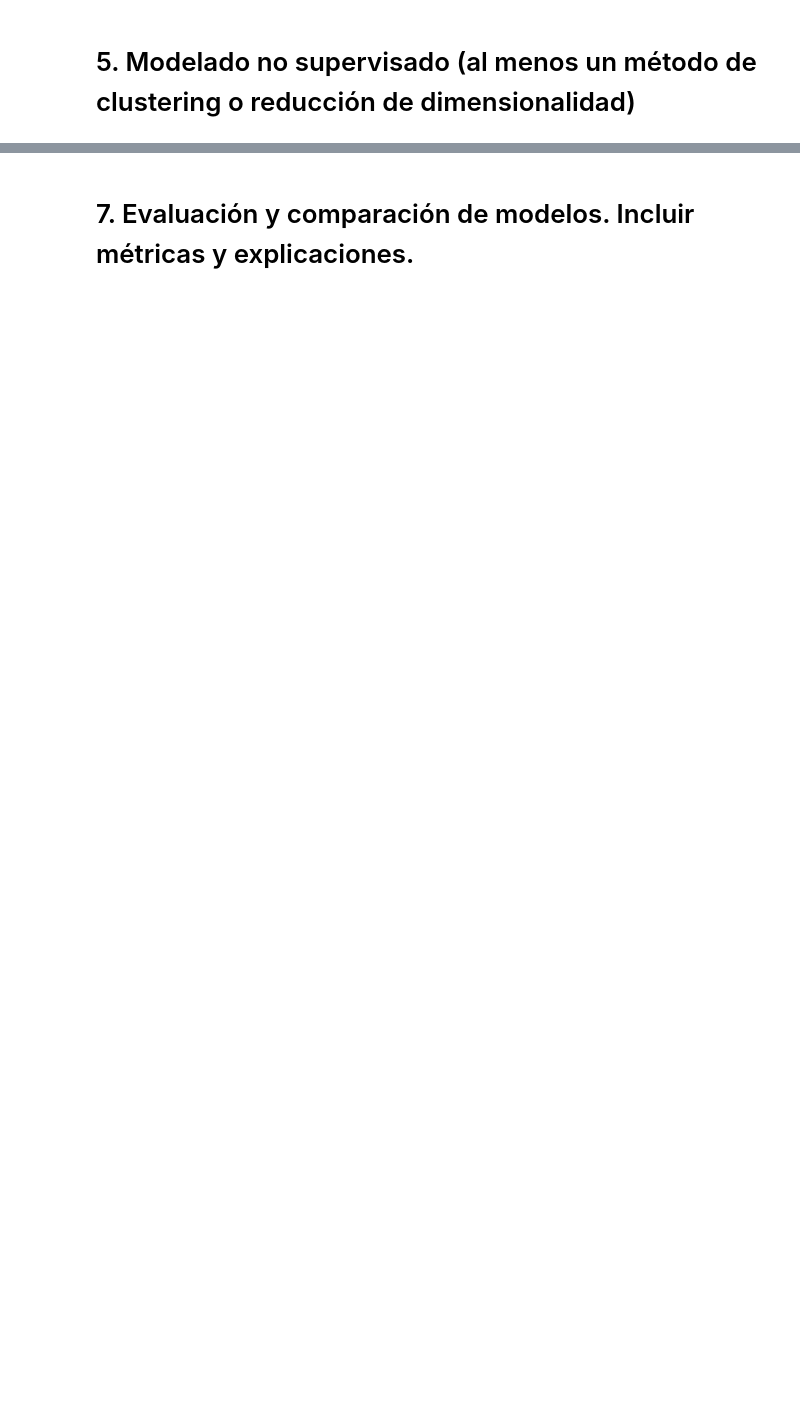
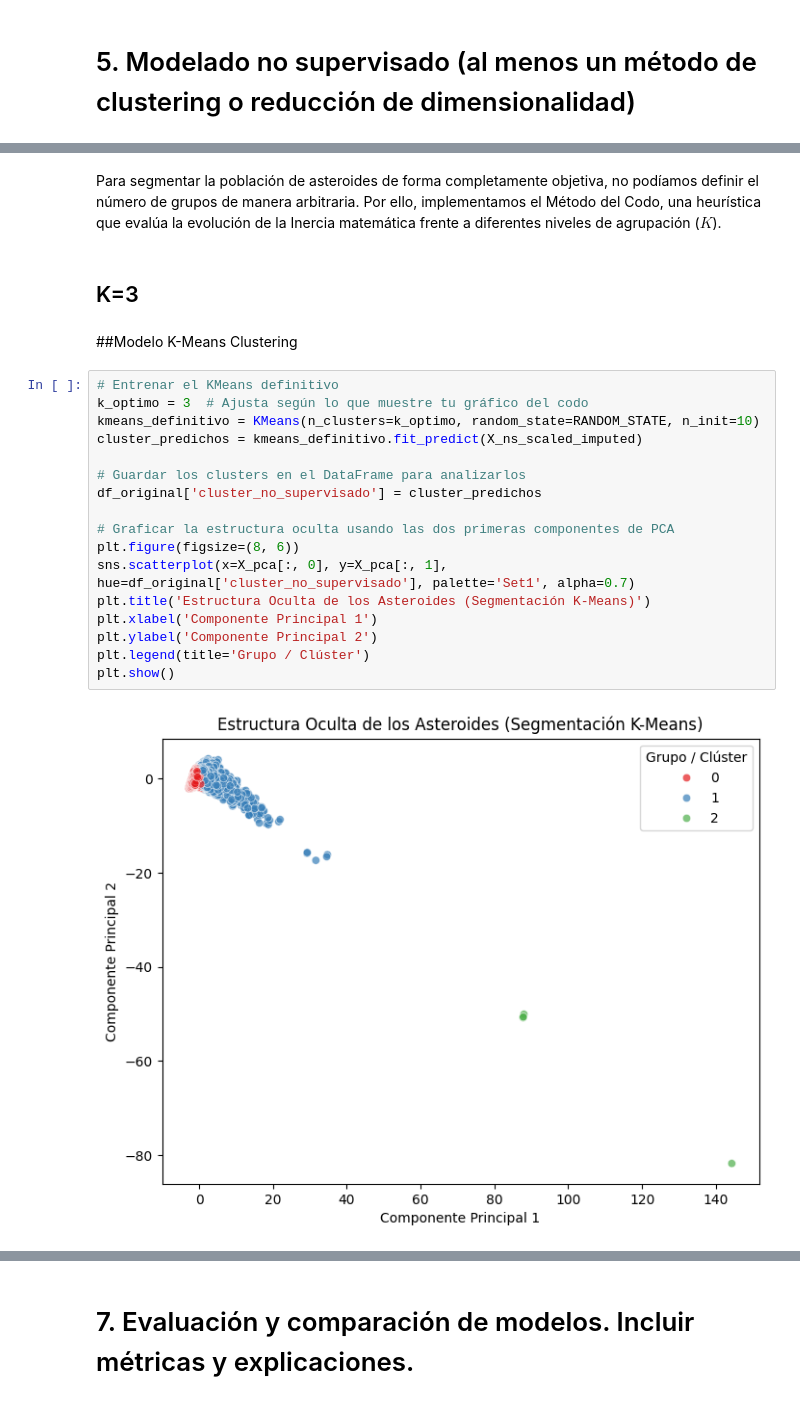
Before and after one commit to MaAlejandraM/Parcial_2_programacion_ciencia_datos, a Jupyter notebook: probando_ev_2.ipynb, the cells around one changed output, grey strips where cells are left out. Drawn from its saved outputs; the diff is of its cells as text; blank space fills up the shorter version.

```diff
--- a/probando_ev_2.ipynb
+++ b/probando_ev_2.ipynb
@@ -544,0 +628,25 @@ Varianza total acumulada por ambas componentes: 76.66%
+# %% [markdown]
+Para segmentar la población de asteroides de forma completamente objetiva, no podíamos definir el número de grupos de manera arbitraria. Por ello, implementamos el Método del Codo, una heurística que evalúa la evolución de la Inercia matemática frente a diferentes niveles de agrupación ($K$).
+# %% [markdown]
+## K=3
+# %% [markdown]
+##Modelo K-Means Clustering
+# %%
+# Entrenar el KMeans definitivo
+k_optimo = 3  # Ajusta según lo que muestre tu gráfico del codo
+kmeans_definitivo = KMeans(n_clusters=k_optimo, random_state=RANDOM_STATE, n_init=10)
+cluster_predichos = kmeans_definitivo.fit_predict(X_ns_scaled_imputed)
+
+# Guardar los clusters en el DataFrame para analizarlos
+df_original['cluster_no_supervisado'] = cluster_predichos
+
+# Graficar la estructura oculta usando las dos primeras componentes de PCA
+plt.figure(figsize=(8, 6))
+sns.scatterplot(x=X_pca[:, 0], y=X_pca[:, 1], hue=df_original['cluster_no_supervisado'], palette='Set1', alpha=0.7)
+plt.title('Estructura Oculta de los Asteroides (Segmentación K-Means)')
+plt.xlabel('Componente Principal 1')
+plt.ylabel('Componente Principal 2')
+plt.legend(title='Grupo / Clúster')
+plt.show()
+# %% [output]
+[figure, added]
```
Also changed, not shown: parts of 63 cells of this notebook.
